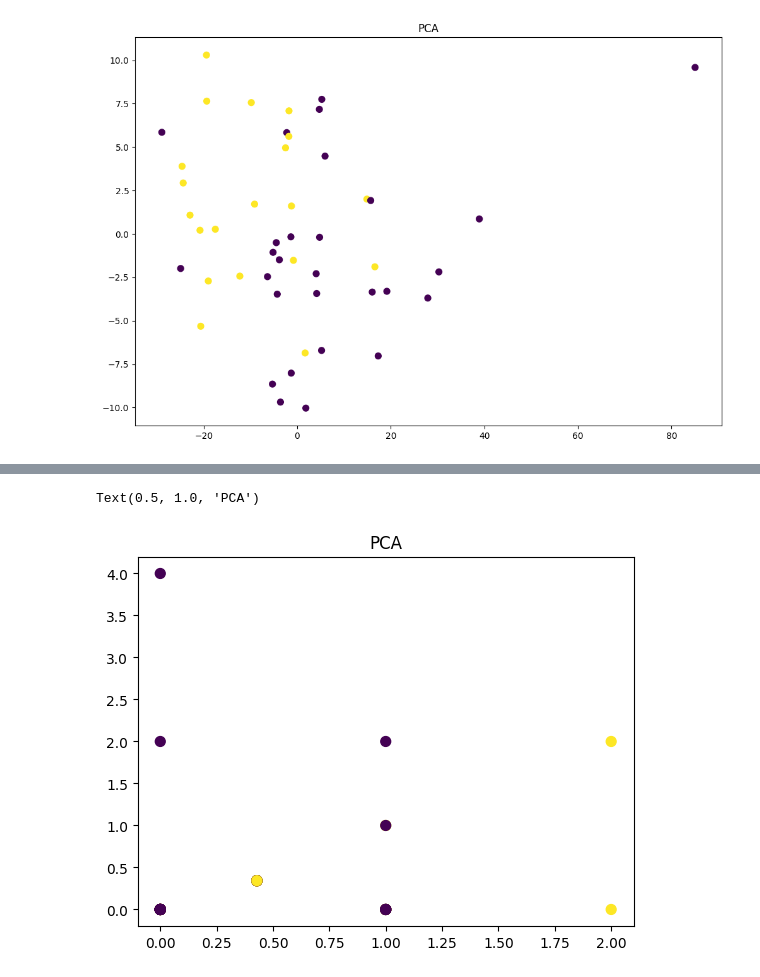
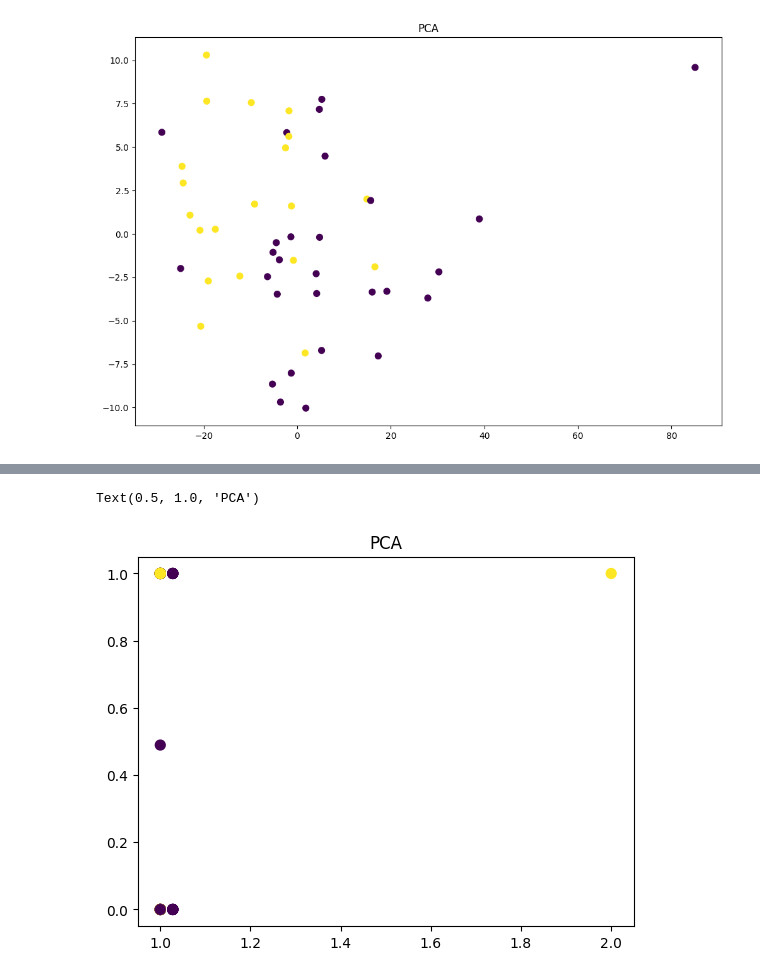
Before and after one commit to abulkairhamitov/bariatricSurgeryML, a Jupyter notebook: amg.ipynb, the cells around one changed output, grey strips where cells are left out. Drawn from its saved outputs; the diff is of its cells as text; code cells hidden in the pictures.

```diff
--- a/amg.ipynb
+++ b/amg.ipynb
@@ -6,6 +5,16 @@ import numpy as np
 df = pd.read_excel('База для ЛЭТИ.xlsx')
 # %% [markdown]
 # Обработка
+# %%
+# Отредактировать столбец роста
+for i, growth in enumerate(df['Рост, м']):
+    try:
+        growth = float(growth)
+        if growth < 10:
+            growth *= 100
+        df.loc[i, 'Рост, м'] = growth
+    except Exception as e:
+        pass
 # %%
 df.head(5)
 # %% [output]
@@ -179,4 +159,4 @@ Index(['ИМТ на момент операции ', 'Глик гем, % (<6) Д
 # %%
-df_amg = df_amg.loc[:, ['ИМТ на момент операции ', 'Глик гем, % (<6) До БО',
-       'Индекс HOMA-IR (<2,7) (инсулин х глюкоза / 22,5) До БО',
-       'АМГ, нг/мл (0,5-19,6 нг/мл) До БО', 'Увеличилось ли АМГ']]
+# df_amg = df_amg.loc[:, ['ИМТ на момент операции ', 'Глик гем, % (<6) До БО',
+#        'Индекс HOMA-IR (<2,7) (инсулин х глюкоза / 22,5) До БО',
+#        'АМГ, нг/мл (0,5-19,6 нг/мл) До БО', 'Увеличилось ли АМГ']]
@@ -343,6 +443,6 @@ for i, component in enumerate(pca.components_):
 # %%
-plt.scatter(list(X.iloc[:, 4]), list(X.iloc[:, 5]), c=y.values, s=50, cmap='viridis')
+plt.scatter(list(X.iloc[:, 0]), list(X.iloc[:, 2]), c=y.values, s=50, cmap='viridis')
 plt.title('PCA')
 # %% [output]
 Text(0.5, 1.0, 'PCA')
-[figure, old version]
+[figure, new version]
```
Also changed, not shown: parts of 28 cells of this notebook, 6 other files.
